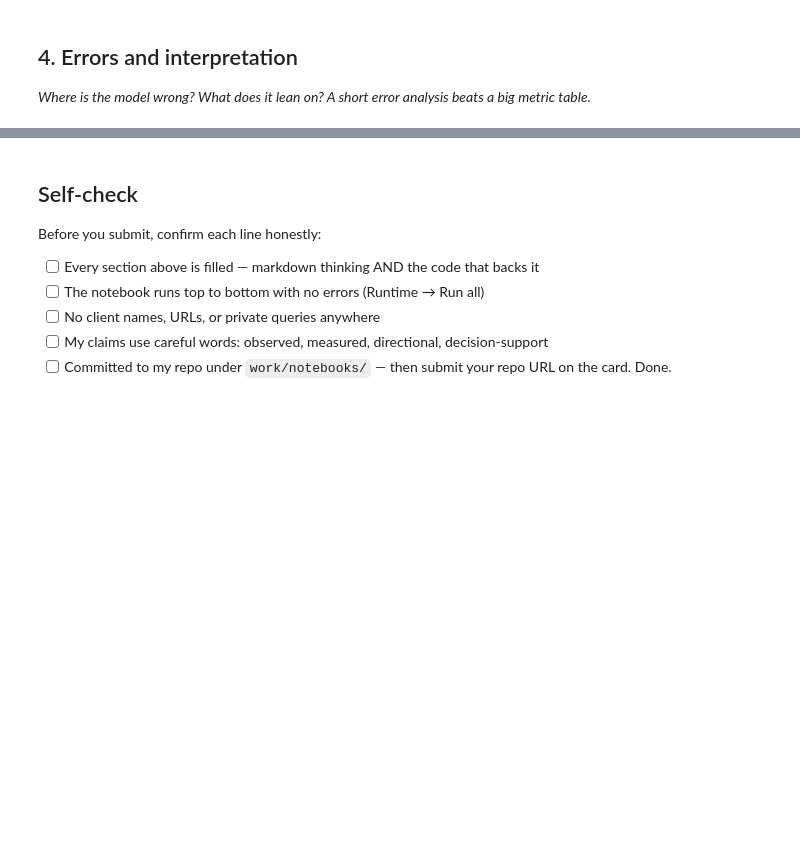
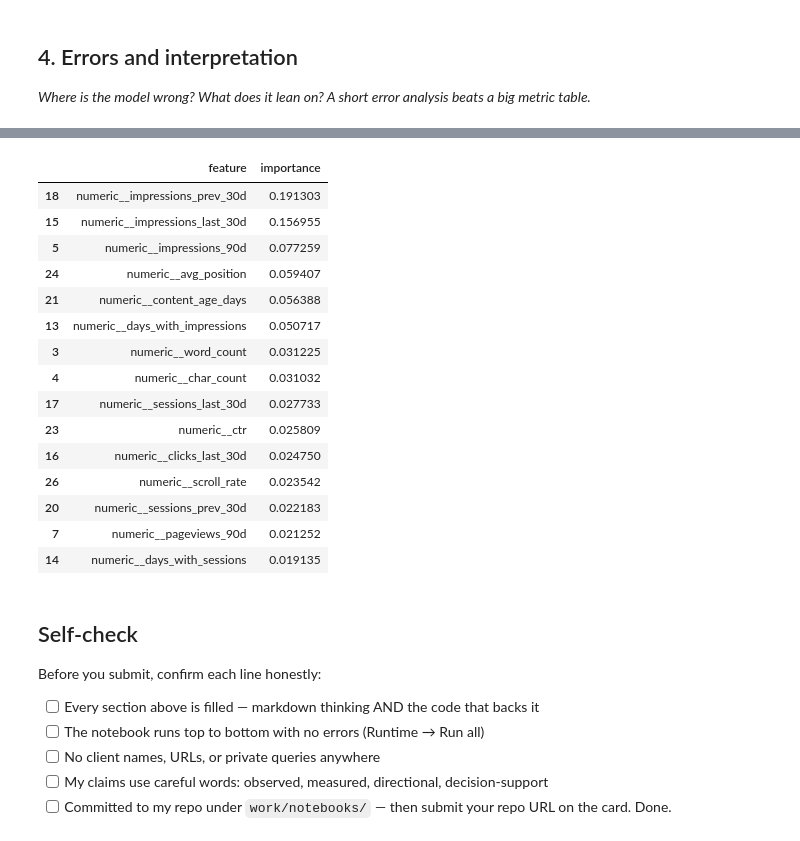
Before and after one commit to 24f2001824/ml-flyrank, a Jupyter notebook: work/notebooks/w05_model.ipynb, the cells around one changed output, grey strips where cells are left out. Saved outputs shown, nothing was run; the diff lists cells and outputs as text; code cells hidden in the pictures; blank space fills up the shorter version.

```diff
--- a/work/notebooks/w05_model.ipynb
+++ b/work/notebooks/w05_model.ipynb
@@ -37,3 +299,38 @@ This skeleton is yours to fill. Work the sections **in order** — each one has
+# %%
+feature_names = pipeline.named_steps[
+    "preprocessor"
+].get_feature_names_out()
+
+importance = pipeline.named_steps[
+    "model"
+].feature_importances_
+
+feature_importance = pd.DataFrame({
+    "feature": feature_names,
+    "importance": importance
+}).sort_values(
+    "importance",
+    ascending=False
+)
+
+display(feature_importance.head(15))
+# %% [output]
+|  | feature | importance |
+| 18 | numeric__impressions_prev_30d | 0.191303 |
+| 15 | numeric__impressions_last_30d | 0.156955 |
+| 5 | numeric__impressions_90d | 0.077259 |
+| 24 | numeric__avg_position | 0.059407 |
+| 21 | numeric__content_age_days | 0.056388 |
+| 13 | numeric__days_with_impressions | 0.050717 |
+| 3 | numeric__word_count | 0.031225 |
+| 4 | numeric__char_count | 0.031032 |
+| 17 | numeric__sessions_last_30d | 0.027733 |
+| 23 | numeric__ctr | 0.025809 |
+| 16 | numeric__clicks_last_30d | 0.024750 |
+| 26 | numeric__scroll_rate | 0.023542 |
+| 20 | numeric__sessions_prev_30d | 0.022183 |
+| 7 | numeric__pageviews_90d | 0.021252 |
+| 14 | numeric__days_with_sessions | 0.019135 |
 # %% [markdown]
 ## Self-check
 
```
Also changed, not shown: parts of 12 cells of this notebook.
